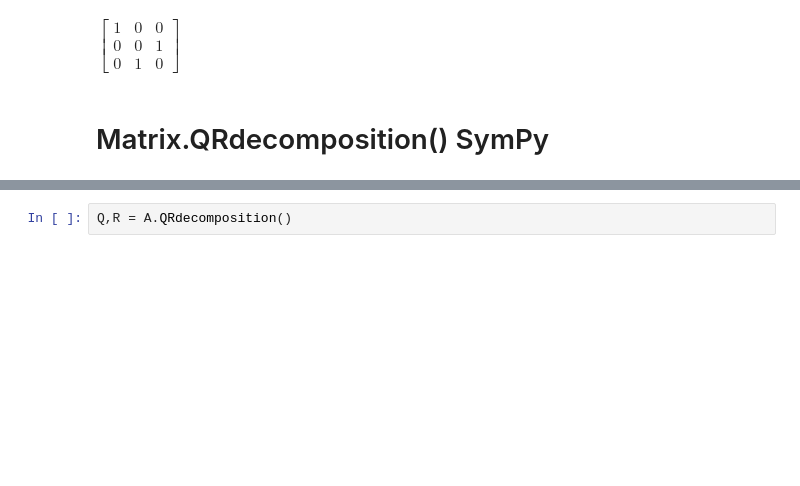
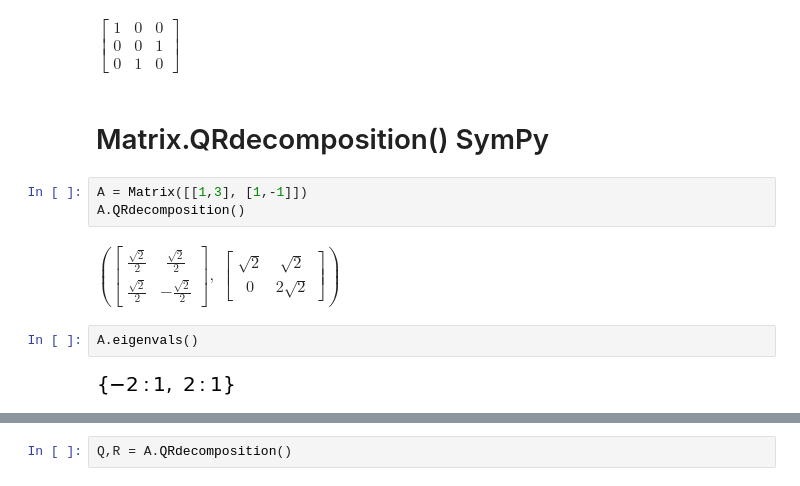
Before and after one commit to gjhernandezp/NM, a Jupyter notebook: NumericalSymbolicLinearAlgebra/LU_QR_Jacobi_Iterations_Simpy.ipynb, the cells around one changed output, grey strips where cells are left out. Cells and saved outputs as stored; diff of their text form; blank space fills up the shorter version.

```diff
--- a/NumericalSymbolicLinearAlgebra/LU_QR_Jacobi_Iterations_Simpy.ipynb
+++ b/NumericalSymbolicLinearAlgebra/LU_QR_Jacobi_Iterations_Simpy.ipynb
@@ -54,3 +55,12 @@ P
 $\displaystyle \left[\begin{matrix}1 & 0 & 0\\0 & 0 & 1\\0 & 1 & 0\end{matrix}\right]$
 # %% [markdown]
 # Matrix.QRdecomposition() SymPy
+# %%
+A = Matrix([[1,3], [1,-1]])
+A.QRdecomposition()
+# %% [output]
+$\displaystyle \left( \left[\begin{matrix}\frac{\sqrt{2}}{2} & \frac{\sqrt{2}}{2}\\\frac{\sqrt{2}}{2} & - \frac{\sqrt{2}}{2}\end{matrix}\right], \  \left[\begin{matrix}\sqrt{2} & \sqrt{2}\\0 & 2 \sqrt{2}\end{matrix}\right]\right)$
+# %%
+A.eigenvals()
+# %% [output]
+[figure, added]
```
Also changed, not shown: parts of 42 cells of this notebook.
